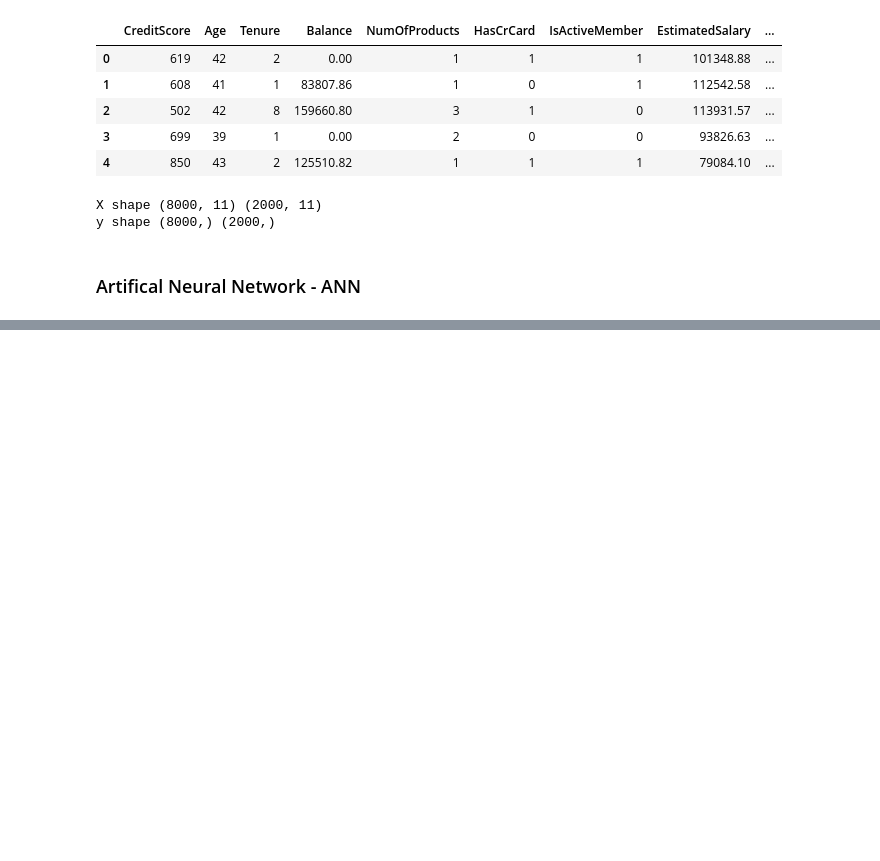
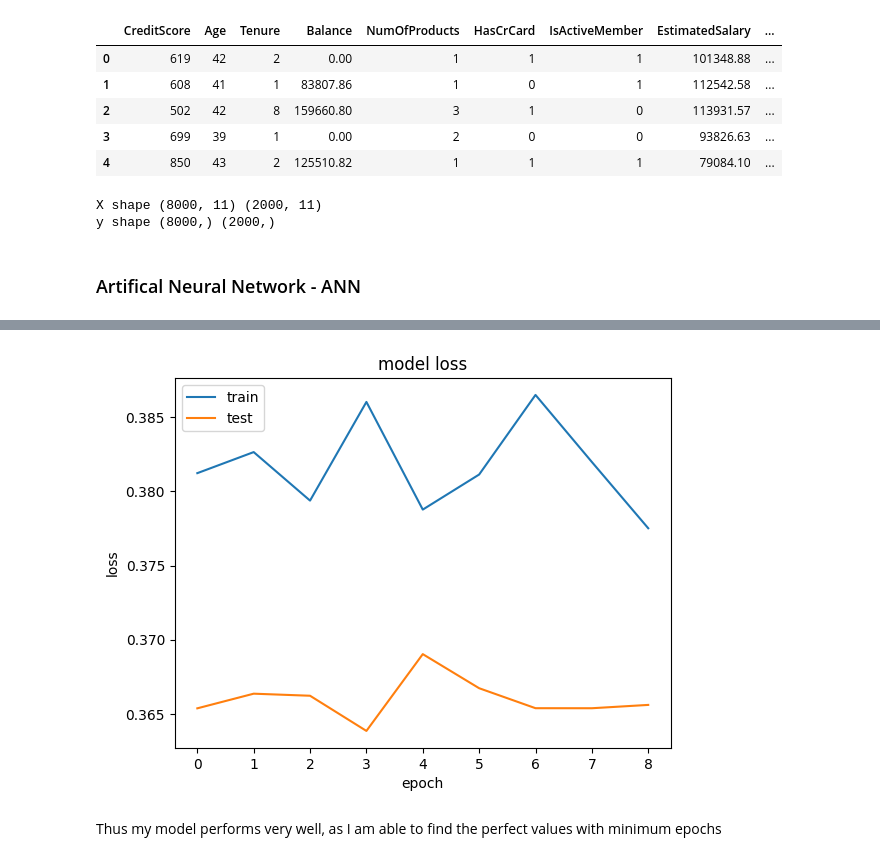
Before and after one commit to PugazhendhiRathinasabapathy/Deep_Learning_Algorithms, a Jupyter notebook: main.ipynb, the cells around one changed output, grey strips where cells are left out. Cells and saved outputs as stored; diff of their text form; code cells hidden in the pictures; blank space fills up the shorter version.

```diff
--- a/main.ipynb
+++ b/main.ipynb
@@ -98,0 +169,13 @@ from tensorflow.keras.layers import Dropout
+# %%
+# Summarize history for loss
+plt.plot(model_history.history['loss'])
+plt.plot(model_history.history['val_loss'])
+plt.title('model loss')
+plt.ylabel('loss')
+plt.xlabel('epoch')
+plt.legend(['train', 'test'], loc='upper left')
+plt.show()
+# %% [output]
+[figure, added]
+# %% [markdown]
+Thus my model performs very well, as I am able to find the perfect values with minimum epochs
```
Also changed, not shown: parts of 10 cells of this notebook.
